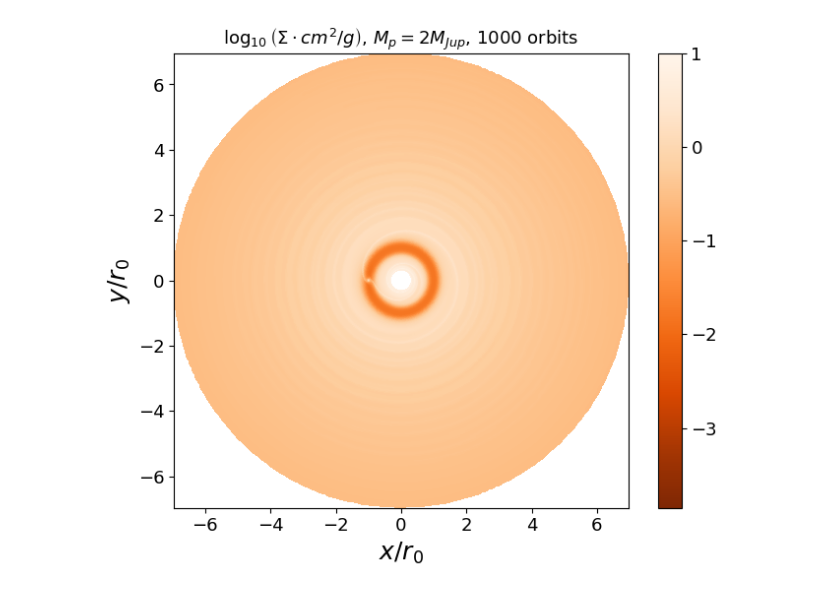
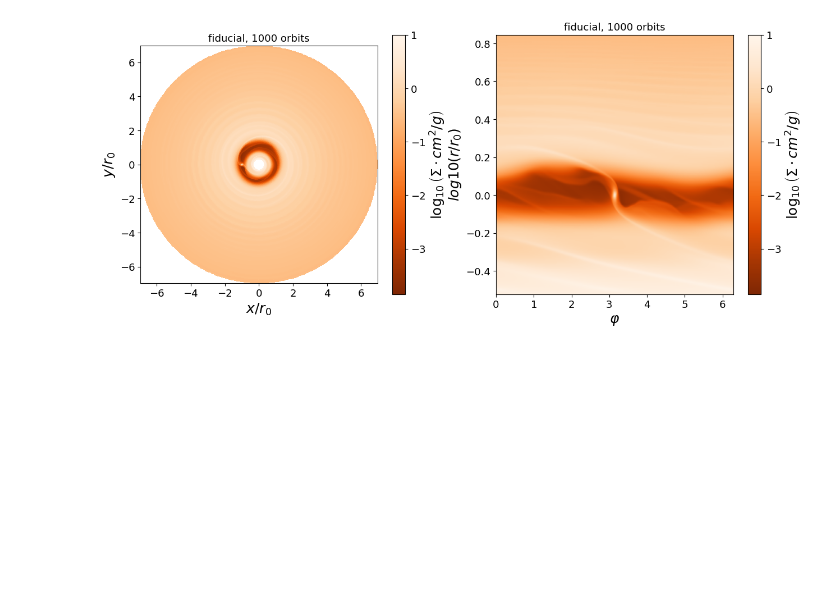
Before and after one commit to CatharinaHock/Bachelor_thesis_home, a Jupyter notebook: jupyter notebooks/thesis_suited_plots_maybe/radmc3d_sims/plots_for_theory_section.ipynb, the cells around one changed output. Drawn from its saved outputs; the diff is of its cells as text; code cells hidden in the pictures; blank space fills up the shorter version.

```diff
--- a/jupyter notebooks/thesis_suited_plots_maybe/radmc3d_sims/plots_for_theory_section.ipynb
+++ b/jupyter notebooks/thesis_suited_plots_maybe/radmc3d_sims/plots_for_theory_section.ipynb
@@ -65,42 +65,42 @@ sigma_0 = 6.3661977237e-4 * mstar / (r0*r0)
 rho_cube = rho_cube*mstar/r0**2
 # %%
 ## make this a round plot so I know what's going on.
-a=2
+a=0
 title=titles[a]
 frame = frames[-1]
 
 Nr = 300
 Nphi = 384
 
 r_list = np.fromfile(f"{path}/domain_y.dat", sep="\n")[3:-4]
 phi = np.linspace(0, 2*np.pi, Nphi)
 
 R, PHI = np.meshgrid(r_list, phi, indexing='ij')
 
 X = R*np.cos(PHI)
 Y = R*np.sin(PHI)
 
-plt.figure(figsize=(7.5,6))
-#plt.subplot(1,2,1)
+plt.figure(figsize=(15,6))
+plt.subplot(1,2,1)
 plt.pcolormesh(X, Y,np.log10(rho_cube[a][-1]),cmap=cm.Oranges_r, clim=(1,-3.5))
-plt.title(f"$\\log_{{10}} \\left(\\Sigma\\cdot cm^2/g\\right)$, {title}, {(frames[-1])*10} orbits")
-plt.colorbar()
+plt.title(f"{title}, {(frames[-1])*10} orbits")
+plt.colorbar(label=f"$\\log_{{10}} \\left(\\Sigma\\cdot cm^2/g\\right)$")
 plt.xlabel("$x/r_0$")
 plt.ylabel("$y/r_0$")
 plt.axis("scaled")
 
-"""
+
 plt.subplot(1,2,2)
 
 plt.imshow(np.log10(rho_cube[0][-1]), origin='lower', cmap=cm.Oranges_r, aspect='auto',extent=[0,2*np.pi,np.log10(r_min), np.log10(r_max)],clim = (1,-3.5))
-plt.title(f"{title}, $\\log_{{10}} \\left(\\Sigma \\cdot cm^2/g\\right)$, \n {(frame)*10} orbits")
+plt.title(f"{title}, {(frame)*10} orbits")
 plt.ylabel("$log10(r/r_0)$")
 plt.xlabel("$\\varphi$")
-plt.colorbar()
+plt.colorbar(label="$\\log_{{10}} \\left(\\Sigma \\cdot cm^2/g\\right)$")
 #plt.axis("scaled")
 
-#plt.savefig("img/fargo_cartesian_fiducial.PNG")
-"""
-plt.savefig("img/fargo_no_ecc.PNG", bbox_inches="tight")
+plt.savefig("img/fargo_cartesian_fiducial.PNG")
+
+#plt.savefig("img/fargo_spiral_waves.png", bbox_inches="tight")
 # %% [output]
-[figure, old version]
+[figure, new version]
```
Also changed, not shown: 33 other files.
